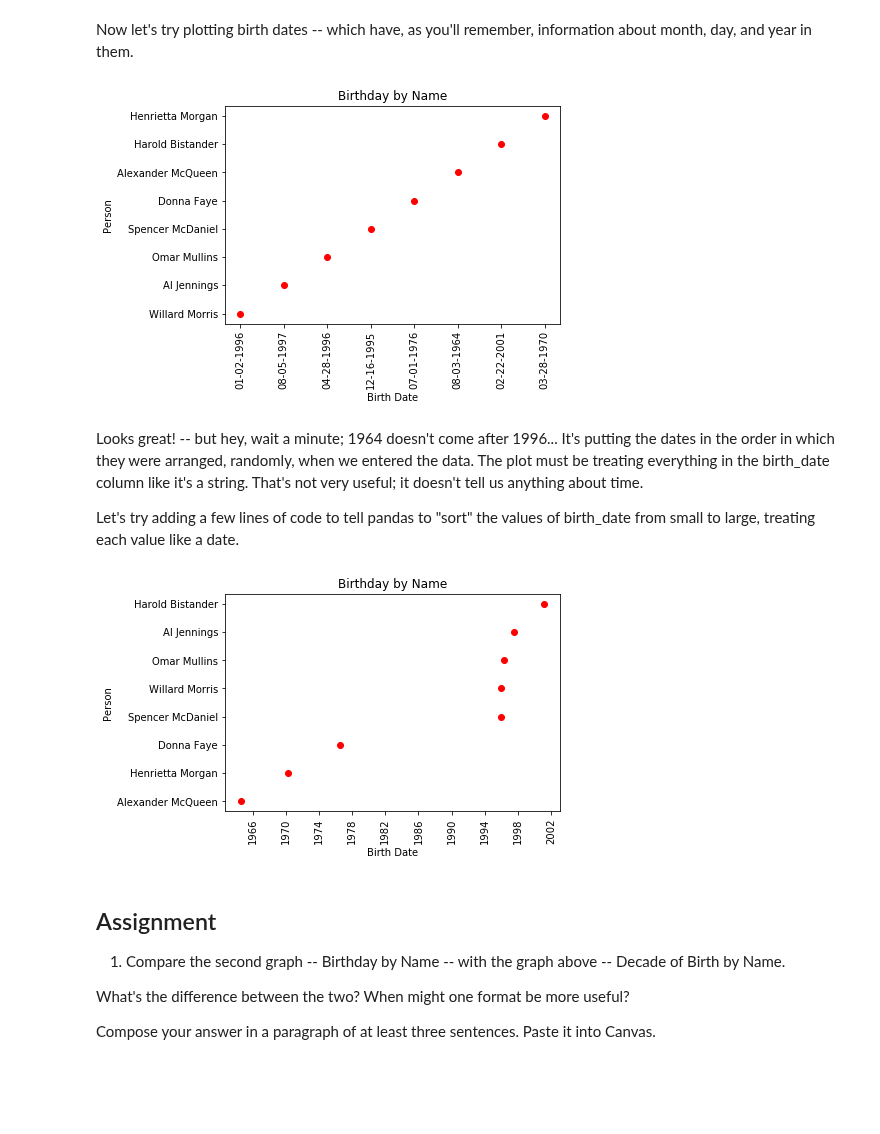
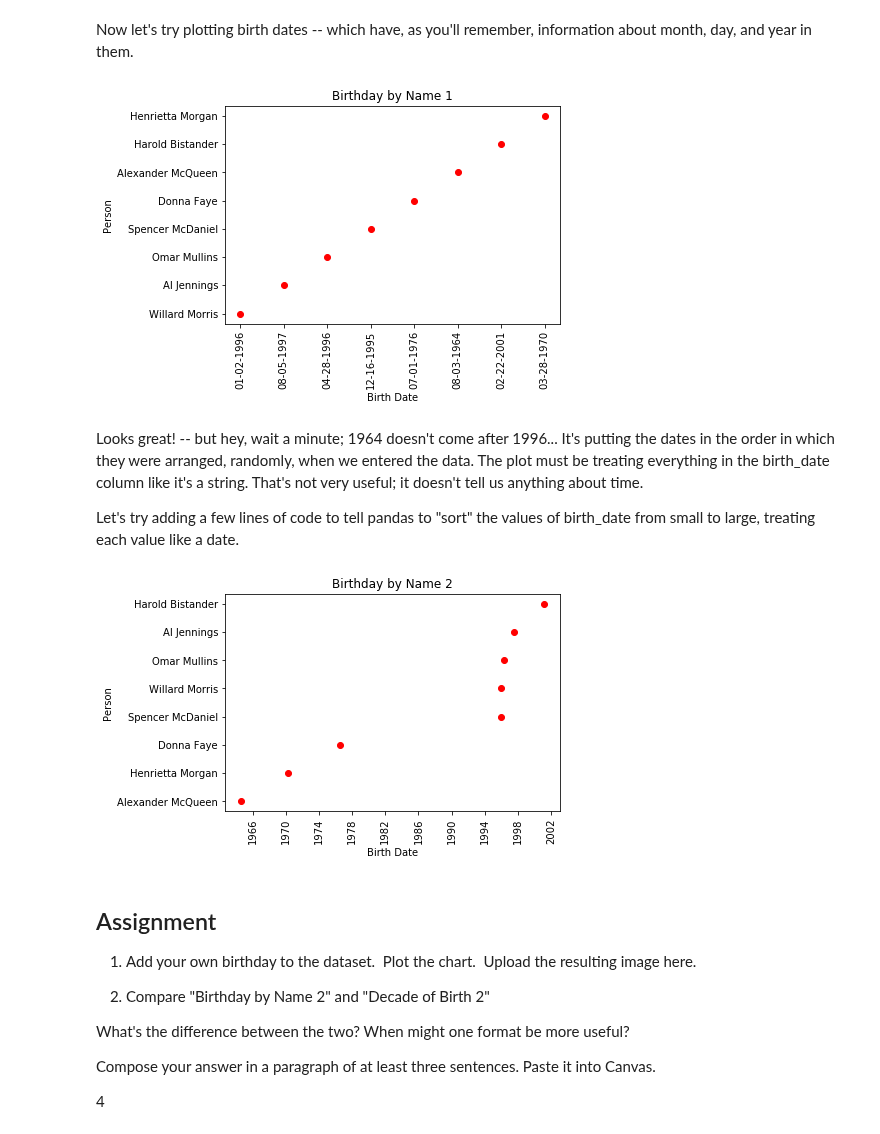
Before and after one commit to stephbuon/digital-history, a Jupyter notebook: hist3368-week5-plotting-change-over-time/hist3368-week5-plotting-change-over-time.ipynb, the cells around one changed output. Drawn from its saved outputs; the diff is of its cells as text; code cells hidden in the pictures; blank space fills up the shorter version.

```diff
--- a/hist3368-week5-plotting-change-over-time/hist3368-week5-plotting-change-over-time.ipynb
+++ b/hist3368-week5-plotting-change-over-time/hist3368-week5-plotting-change-over-time.ipynb
@@ -244,15 +248,15 @@ Now let's try plotting birth dates -- which have, as you'll remember, informatio
 # %%
 %matplotlib inline
 
 plt.scatter(df.birth_date, df.name, color='red')
 plt.xlabel("Birth Date")
 plt.ylabel("Person")
 plt.xticks(rotation=90)
 #plt.xticks(xt)
-plt.title("Birthday by Name")
+plt.title("Birthday by Name 1")
 plt.show()
 # %% [output]
-[figure, old version]
+[figure, new version]
 # %% [markdown]
 Looks great!  -- but hey, wait a minute; 1964 doesn't come after 1996... It's putting the dates in the order in which they were arranged, randomly, when we entered the data.  The plot must be treating everything in the birth_date column like it's a string.  That's not very useful; it doesn't tell us anything about time.
 
@@ -270,16 +274,20 @@ plt.ylabel("Person")
 plt.xticks(rotation=90)
 
 #plt.xticks(xt)
-plt.title("Birthday by Name")
+plt.title("Birthday by Name 2")
 plt.show()
 # %% [output]
-[figure, old version]
+[figure, new version]
 # %% [markdown]
 ## Assignment
 
 
-1) Compare the second graph -- Birthday by Name -- with the graph above -- Decade of Birth by Name.
+1) Add your own birthday to the dataset.  Plot the chart.  Upload the resulting image here.
+
+2) Compare "Birthday by Name 2" and "Decade of Birth 2"
 
 What's the difference between the two?  When might one format be more useful?
 
 Compose your answer in a paragraph of at least three sentences. Paste it into Canvas.
+
+4
```
Also changed, not shown: parts of 6 cells of this notebook.
